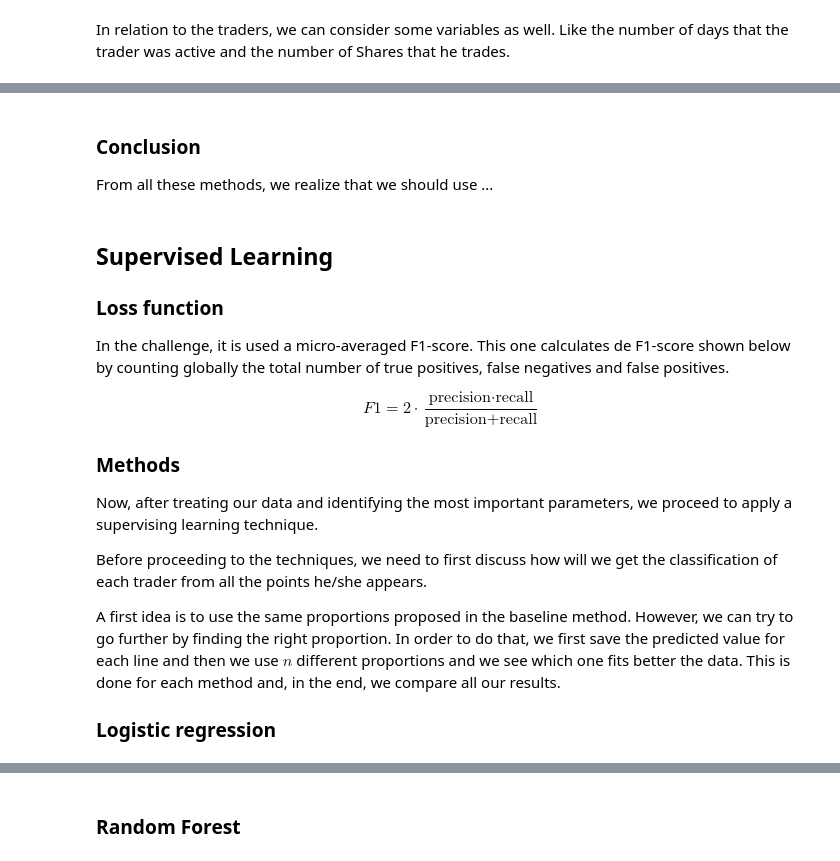
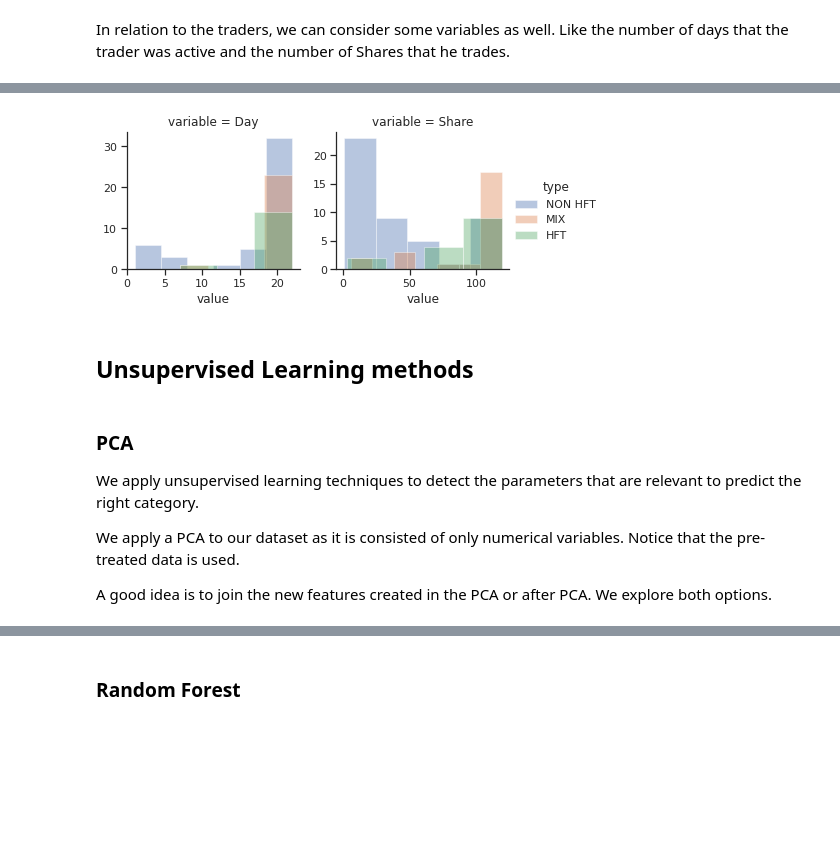
Before and after one commit to aliciafmachado/amf-challenge, a Jupyter notebook: Project_INF569_Iago.ipynb, the cells around one changed output, grey strips where cells are left out. Cells and saved outputs as stored; diff of their text form; code cells hidden in the pictures; blank space fills up the shorter version.

```diff
--- a/Project_INF569_Iago.ipynb
+++ b/Project_INF569_Iago.ipynb
@@ -103,5 +61,4 @@ train_x_df.describe()
 We will join our train_x_df and train_y_df in order to better visualize our problem.
 # %%
 # add label in train_x
-train_x_df = pd.merge(train_x_df, train_y_df, left_on="Trader", right_on="Trader")
-train_x_df.head(2)
+train_xy = pd.merge(train_x_df, train_y_df, left_on="Trader", right_on="Trader")
@@ -177,5 +130,4 @@ In order to not lose this important information that NaN values give to us, we w
 # %%
-# replace NaN values for -1
-train_x_df = train_x_df.fillna(-1)
-eval_df = eval_df.fillna(-1)
+# replace NaN values for -1 for the visualization
+train_xy = train_xy.fillna(-1)
 # %% [markdown]
@@ -530,22 +177,21 @@ In this subsection, we try to identify clusters to increase our understanding of
-# %% [markdown]
-### Conclusion
-
-From all these methods, we realize that we should use ...
-# %% [markdown]
-## Supervised Learning
-
-### Loss function
-
-In the challenge, it is used a micro-averaged F1-score. This one calculates de F1-score shown below by counting globally the total number of true positives, false negatives and false positives.
-
-$$ F1 = 2 \cdot \frac{\text{precision}\cdot\text{recall}}{\text{precision} + \text{recall}} $$
-
-### Methods
-
-Now, after treating our data and identifying the most important parameters, we proceed to apply a supervising learning technique.
-
-Before proceeding to the techniques, we need to first discuss how will we get the classification of each trader from all the points he/she appears.
-
-A first idea is to use the same proportions proposed in the baseline method. However, we can try to go further by finding the right proportion. In order to do that, we first save the predicted value for each line and then we use $n$ different proportions and we see which one fits better the data. This is done for each method and, in the end, we compare all our results.
-
-### Logistic regression
+# %%
+traders = train_x_df[['Trader', 'Day', 'Share']].copy()
+traders = traders.groupby(by="Trader", axis=0).agg({'Day': 'nunique', 'Share': 'nunique'})
+featured_data = pd.merge(traders, train_y_df, left_on="Trader", right_on="Trader")
+
+columns = ['Day', 'Share']
+f = pd.melt(featured_data, id_vars='type', value_vars=columns)
+g = sns.FacetGrid(f, hue='type', col="variable", col_wrap=2, sharex=False, sharey=False)
+g = g.map(sns.distplot, "value", kde=False).add_legend()
+# %% [output]
+[figure, added]
+# %% [markdown]
+## Unsupervised Learning methods
+# %% [markdown]
+### PCA
+
+We apply unsupervised learning techniques to detect the parameters that are relevant to predict the right category.
+
+We apply a PCA to our dataset as it is consisted of only numerical variables. Notice that the pre-treated data is used.
+
+A good idea is to join the new features created in the PCA or after PCA. We explore both options.
```
Also changed, not shown: parts of 63 cells of this notebook.
